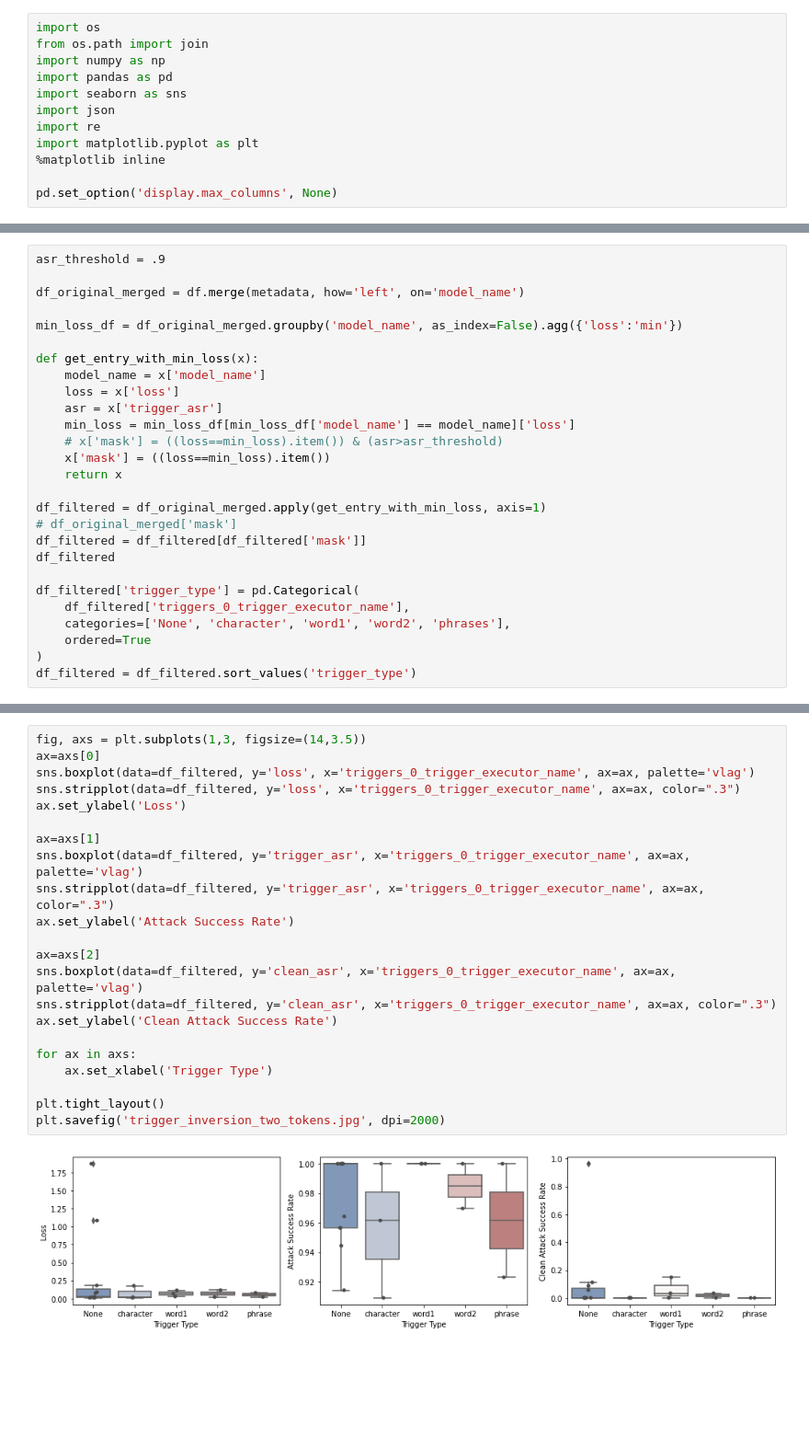
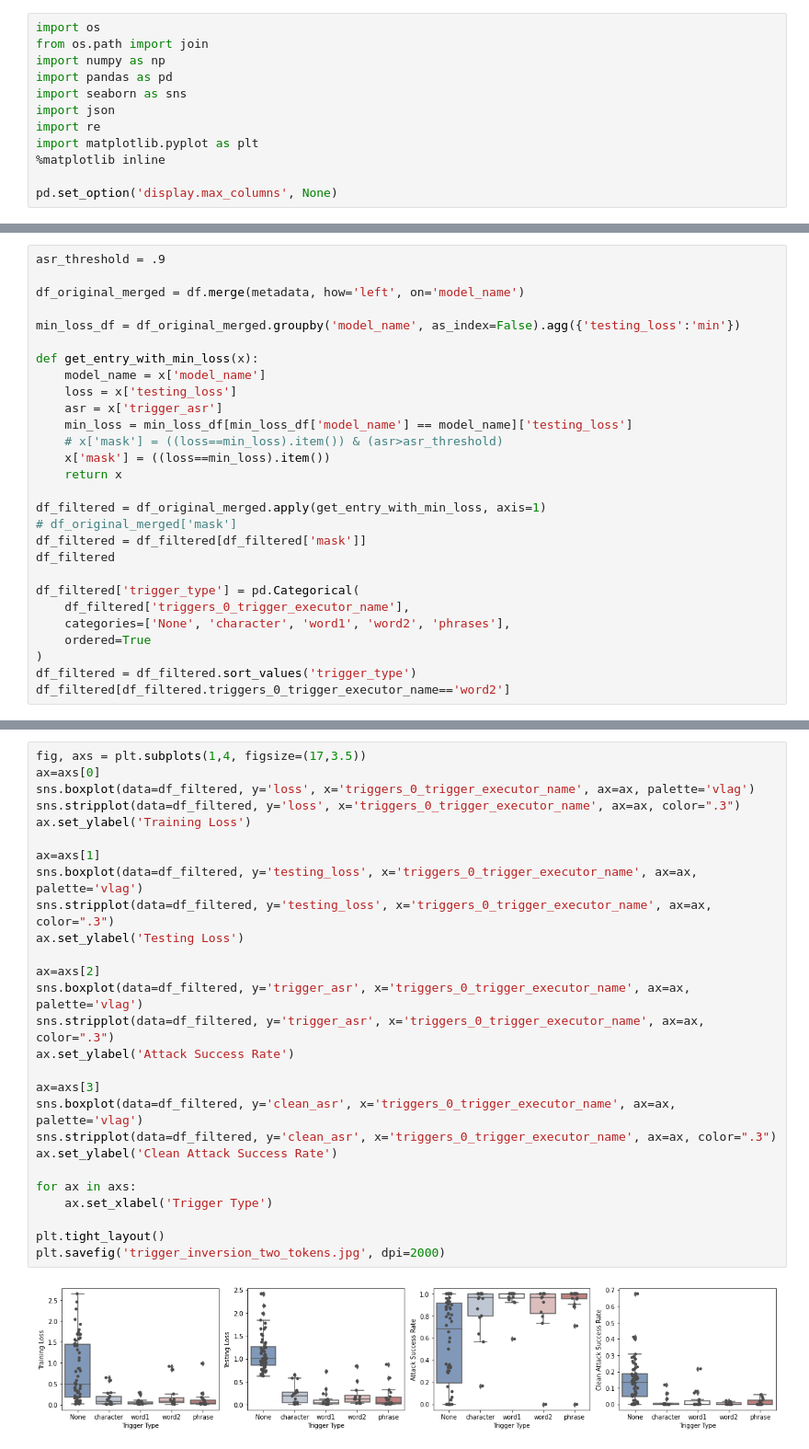
Before and after one commit to utrerf/TrojAI, a Jupyter notebook: NLP/round7/results_plots.ipynb, the cells around one changed output, grey strips where cells are left out. Shown: that part at 92% size. Drawn from its saved outputs; the diff is of its cells as text; blank space fills up the shorter version.

```diff
--- a/NLP/round7/results_plots.ipynb
+++ b/NLP/round7/results_plots.ipynb
@@ -68,13 +68,13 @@ asr_threshold = .9
 
 df_original_merged = df.merge(metadata, how='left', on='model_name')
 
-min_loss_df = df_original_merged.groupby('model_name', as_index=False).agg({'loss':'min'})
+min_loss_df = df_original_merged.groupby('model_name', as_index=False).agg({'testing_loss':'min'})
 
 def get_entry_with_min_loss(x):
     model_name = x['model_name']
-    loss = x['loss']
+    loss = x['testing_loss']
     asr = x['trigger_asr']
-    min_loss = min_loss_df[min_loss_df['model_name'] == model_name]['loss']
+    min_loss = min_loss_df[min_loss_df['model_name'] == model_name]['testing_loss']
     # x['mask'] = ((loss==min_loss).item()) & (asr>asr_threshold)
     x['mask'] = ((loss==min_loss).item())
     return x
@@ -90,3 +90,4 @@ df_filtered['trigger_type'] = pd.Categorical(
     ordered=True
 )
 df_filtered = df_filtered.sort_values('trigger_type')
+df_filtered[df_filtered.triggers_0_trigger_executor_name=='word2']
@@ -93,27 +108,32 @@ df_filtered = df_filtered.sort_values('trigger_type')
 # %%
-fig, axs = plt.subplots(1,3, figsize=(14,3.5))
+fig, axs = plt.subplots(1,4, figsize=(17,3.5))
 ax=axs[0]
 sns.boxplot(data=df_filtered, y='loss', x='triggers_0_trigger_executor_name', ax=ax, palette='vlag')
 sns.stripplot(data=df_filtered, y='loss', x='triggers_0_trigger_executor_name', ax=ax, color=".3")
-ax.set_ylabel('Loss')
+ax.set_ylabel('Training Loss')
 
 ax=axs[1]
+sns.boxplot(data=df_filtered, y='testing_loss', x='triggers_0_trigger_executor_name', ax=ax, palette='vlag')
+sns.stripplot(data=df_filtered, y='testing_loss', x='triggers_0_trigger_executor_name', ax=ax, color=".3")
+ax.set_ylabel('Testing Loss')
+
+ax=axs[2]
 sns.boxplot(data=df_filtered, y='trigger_asr', x='triggers_0_trigger_executor_name', ax=ax, palette='vlag')
 sns.stripplot(data=df_filtered, y='trigger_asr', x='triggers_0_trigger_executor_name', ax=ax, color=".3")
 ax.set_ylabel('Attack Success Rate')
 
-ax=axs[2]
+ax=axs[3]
 sns.boxplot(data=df_filtered, y='clean_asr', x='triggers_0_trigger_executor_name', ax=ax, palette='vlag')
 sns.stripplot(data=df_filtered, y='clean_asr', x='triggers_0_trigger_executor_name', ax=ax, color=".3")
 ax.set_ylabel('Clean Attack Success Rate')
 
 for ax in axs:
     ax.set_xlabel('Trigger Type')
 
 plt.tight_layout()
 plt.savefig('trigger_inversion_two_tokens.jpg', dpi=2000)
 # %% [output]
-[figure, old version]
+[figure, new version]
 # %%
 df_original_merged = df.merge(metadata, how='left', on='model_name')
 
```
Also changed, not shown: parts of 7 cells of this notebook, 3 other files.
